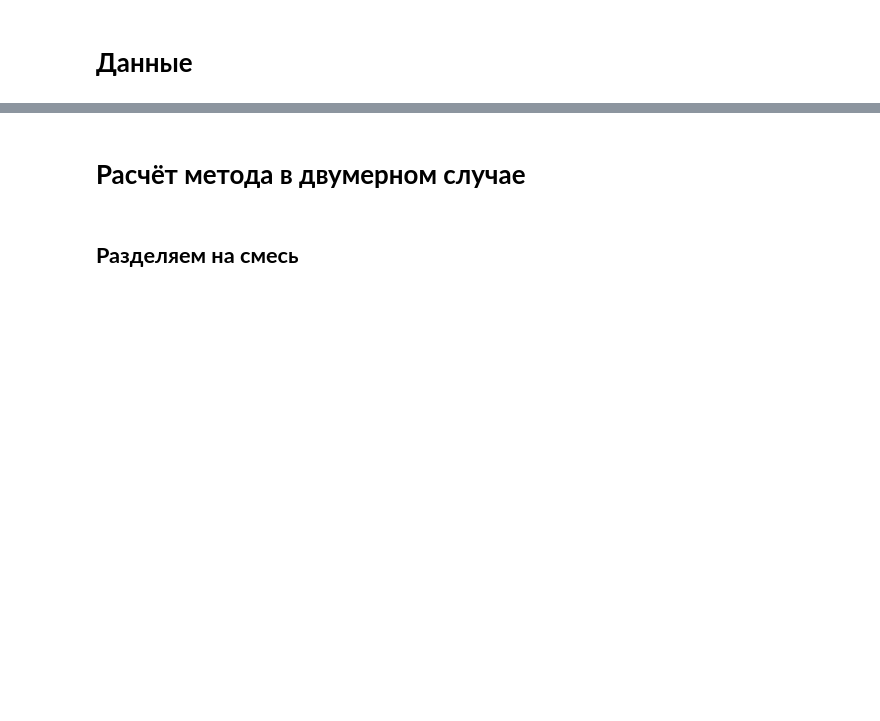
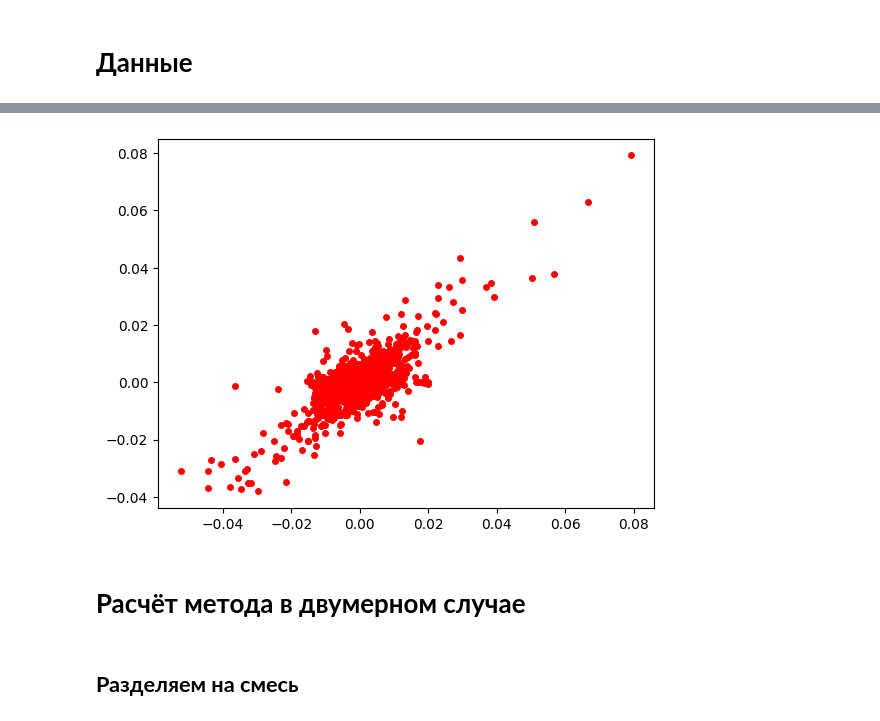
Before and after one commit to AnfimovAleksandr/mag_diploma, a Jupyter notebook: Двумерная_смесь.ipynb, the cells around one changed output, grey strips where cells are left out. Drawn from its saved outputs; the diff is of its cells as text; code cells hidden in the pictures; blank space fills up the shorter version.

```diff
--- a/Двумерная_смесь.ipynb
+++ b/Двумерная_смесь.ipynb
@@ -65,3 +96,9 @@ array([[-0.14267898, -0.12863818],
+# %%
+plt.plot(X_test, y_test, 'ro', markersize=4)
+#plt.legend(['С шумом', 'Истинный'])
+plt.show()
+# %% [output]
+[figure, added]
 # %% [markdown]
 # **Расчёт метода в двумерном случае**
 # %% [markdown]
```
Also changed, not shown: parts of 30 cells of this notebook, 2 other files.
